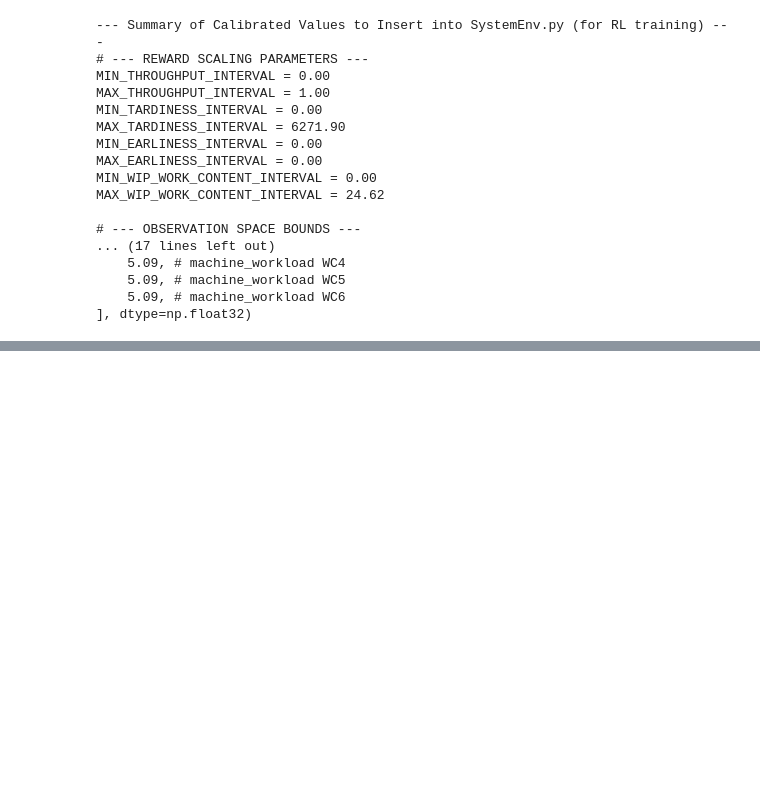
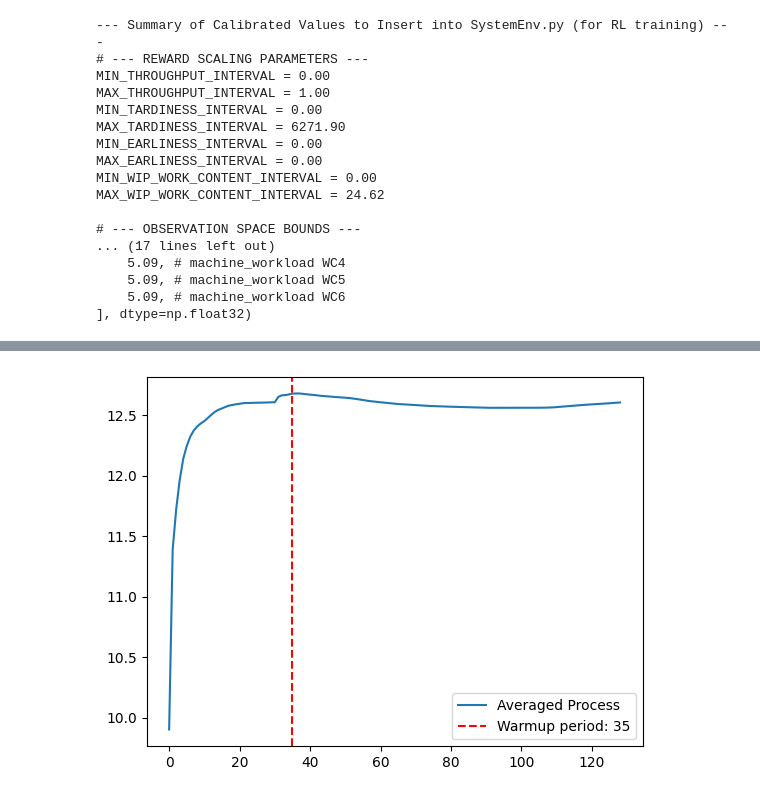
Before and after one commit to alessiacorni/Production_System, a Jupyter notebook: system_with_PSP/production_system_PSP.ipynb, the cells around one changed output, grey strips where cells are left out. Drawn from its saved outputs; the diff is of its cells as text; code cells hidden in the pictures; blank space fills up the shorter version.

```diff
--- a/system_with_PSP/production_system_PSP.ipynb
+++ b/system_with_PSP/production_system_PSP.ipynb
@@ -762,0 +1219,5 @@ vec_env.close()
+# %%
+welch = Welch(system_arr, window_size=30, tol=0.1)
+welch.plot()
+# %% [output]
+[figure, added]
```
Also changed, not shown: parts of 34 cells of this notebook, 2 other files.
